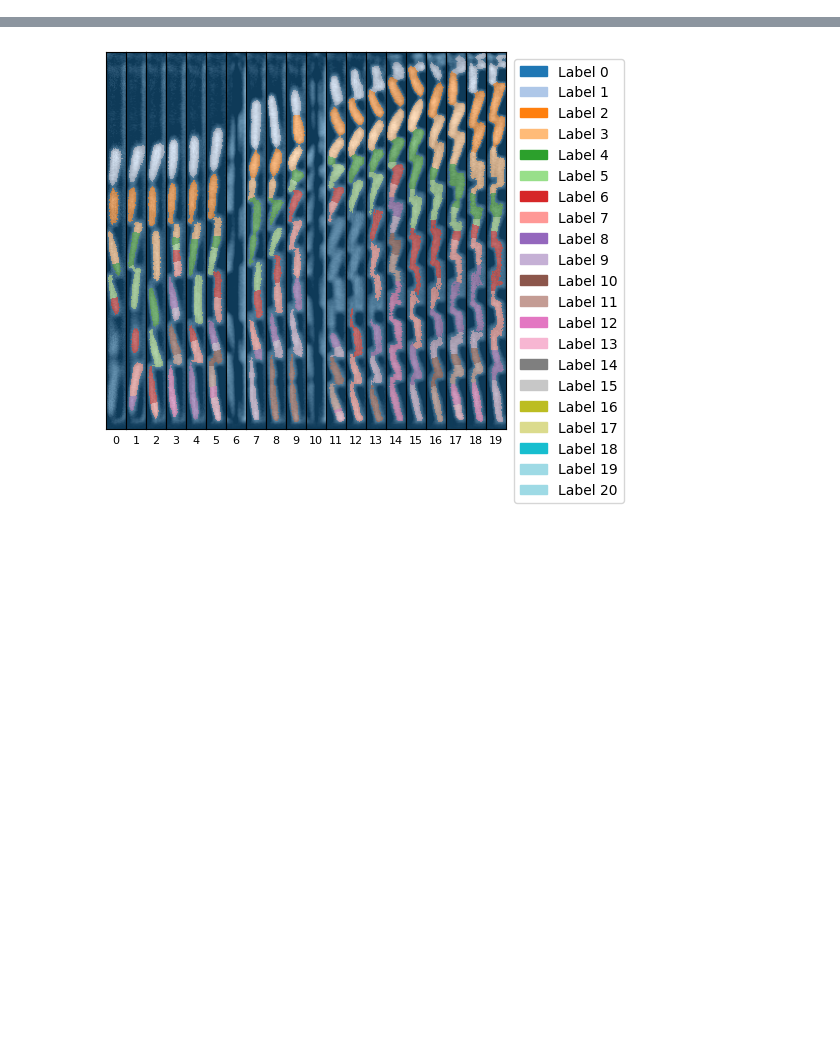
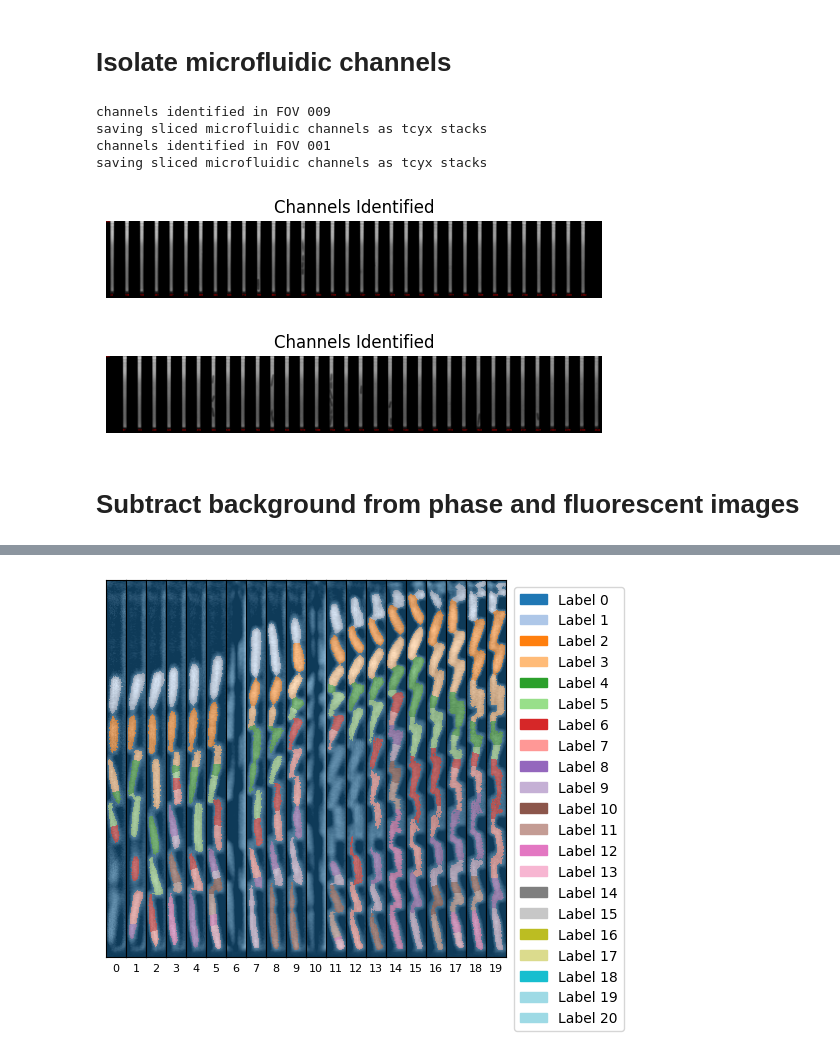
Before and after one commit to nvivanco/Image_analysis, a Jupyter notebook: bacteria_segmentation_tracking_mm_tutorial.ipynb, the cells around one changed output, grey strips where cells are left out. Cells and saved outputs as stored; diff of their text form; code cells hidden in the pictures; blank space fills up the shorter version.

```diff
--- a/bacteria_segmentation_tracking_mm_tutorial.ipynb
+++ b/bacteria_segmentation_tracking_mm_tutorial.ipynb
@@ -11,0 +34,12 @@ import mm3_adapted_cell_tracking as mm3track
+# %% [markdown]
+# Isolate microfluidic channels
+# %%
+# Separate mother machine channels as individual files
+path_to_mm_channels = pre.extract_mm_channels(path_to_rotated_images)
+# %% [output]
+channels identified in FOV 009
+saving sliced microfluidic channels as tcyx stacks
+channels identified in FOV 001
+saving sliced microfluidic channels as tcyx stacks
+[figure, added]
+[figure, added]
@@ -11,0 +50,2 @@ import mm3_adapted_cell_tracking as mm3track
+# %% [markdown]
+# Subtract background from phase and fluorescent images
```
Also changed, not shown: parts of 27 cells of this notebook, 1 other file.
